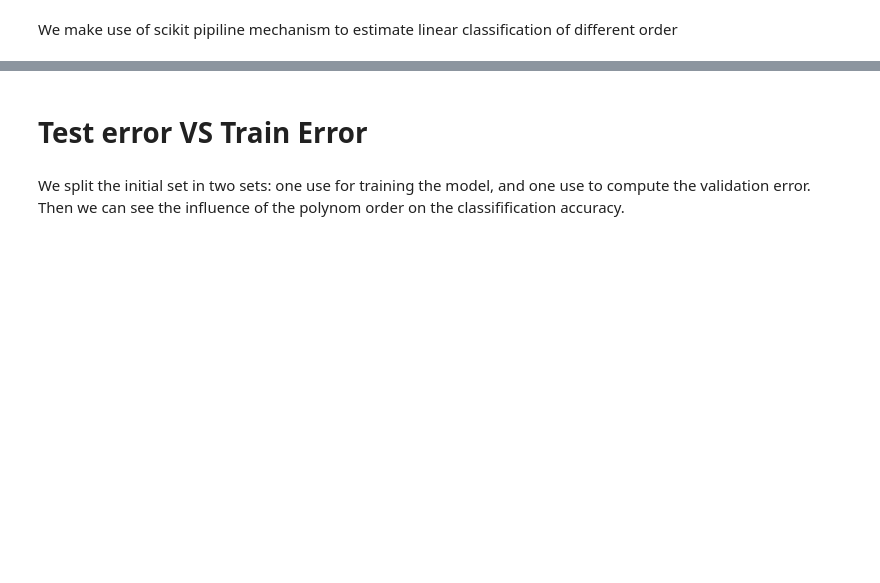
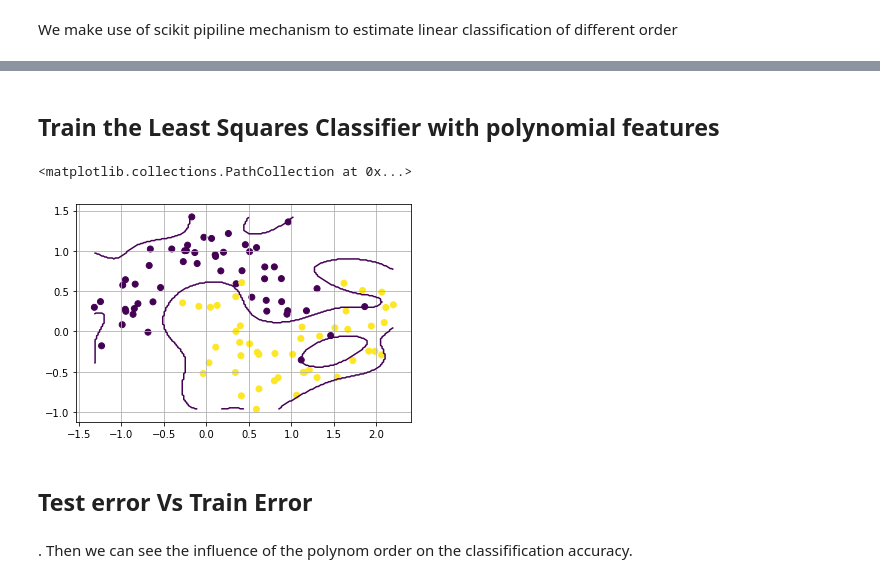
Before and after one commit to wtseve/conference_ia-chatelaf, a Jupyter notebook: notebooks/1_introduction/N2_Polynomial_Classification_Model_Complexity.ipynb, the cells around one changed output, grey strips where cells are left out. Drawn from its saved outputs; the diff is of its cells as text; code cells hidden in the pictures; blank space fills up the shorter version.

```diff
--- a/notebooks/1_introduction/N2_Polynomial_Classification_Model_Complexity.ipynb
+++ b/notebooks/1_introduction/N2_Polynomial_Classification_Model_Complexity.ipynb
@@ -30,11 +40,23 @@ XY = sp.vstack([ XX.flatten(), YY.flatten() ]).T
+# %% [markdown]
+## Train the Least Squares Classifier with polynomial features
 # %%
 from sklearn import linear_model
-degree = 25# Degree of the polynomial 1 ->10
-model = make_pipeline(PolynomialFeatures(degree), linear_model.RidgeClassifier())
-model.fit(X, y)
+
+# Train the Least Squares (Ridge) Classifier with polynomial features
+degree = 10 # Degree of the polynomial 1 ->20
+model = make_pipeline(PolynomialFeatures(degree), linear_model.RidgeClassifier(alpha=1e-6,normalize=True))
+model.fit(X_train, y_train)
+
+# Plot the decision functions
+XX, YY = sp.meshgrid(sp.linspace(X_train[:,0].min(), X_train[:,0].max(),200),
+                     sp.linspace(X_train[:,1].min(), X_train[:,1].max(),200))
+XY = sp.vstack([ XX.flatten(), YY.flatten() ]).T
 yp= model.predict(XY)
 plt.contour(XX,YY,yp.reshape(XX.shape),[0])
 plt.grid()
-plt.scatter(X[:,0], X[:,1], c=y)
+plt.scatter(X_train[:,0], X_train[:,1], c=y_train)
+# %% [output]
+<matplotlib.collections.PathCollection at 0x...>
+[figure, added]
 # %% [markdown]
-# Test error VS Train Error
+## Test error Vs Train Error
@@ -43,4 +63,4 @@ from sklearn.model_selection import train_test_split
 # %% [markdown]
-We split the initial set in two sets: one use for training the model, and one use to compute the validation error. Then we can see the influence of the polynom order on the classifification accuracy.
+. Then we can see the influence of the polynom order on the classifification accuracy.
 # %%
 from sklearn.model_selection import validation_curve
```
Also changed, not shown: parts of 7 cells of this notebook, 2 other files.
